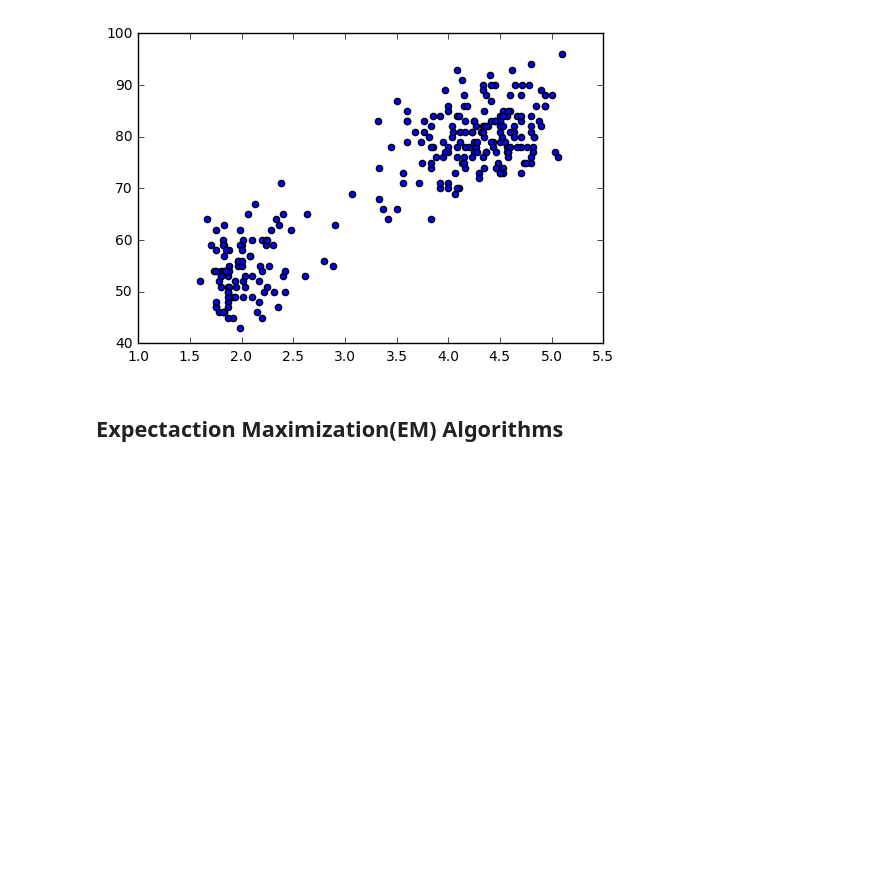
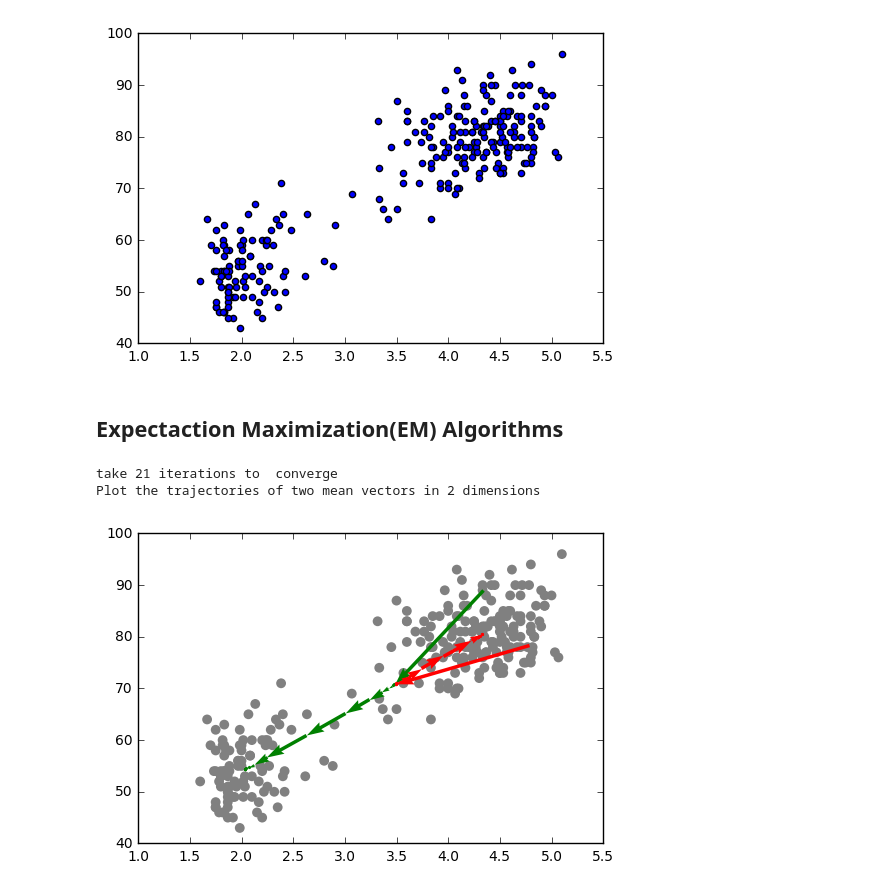
Before and after one commit to bluenight1994/Applied-Machine-Learning, a Jupyter notebook: EM/Old_Faithful.ipynb, the cells around one changed output. Drawn from its saved outputs; the diff is of its cells as text; code cells hidden in the pictures; blank space fills up the shorter version.

Commit message:
fix bug and plot converge steps

```diff
--- a/EM/Old_Faithful.ipynb
+++ b/EM/Old_Faithful.ipynb
@@ -14,11 +14,13 @@ plt.scatter(data[:,0], data[:,1])
 ## Expectaction Maximization(EM) Algorithms
 # %%
 class ExpectationMaximization:
+
     def __init__(self, data, k=2):
         # make initial guess about the parameters
         self.max_iteration = 100
         self.data = data
         self.k = k
+        self.mean_history = []
         m, n = self.data.shape
         self.mu = np.mat(np.zeros((k,n)))
         self.pi = [1.0/k]*k
@@ -30,11 +32,13 @@ class ExpectationMaximization:
         initial_cov = np.dot(data.T, data)
         self.cov = np.array([initial_cov] * k)
 
+
     def iterate(self):
         m, n = self.data.shape
         yi = np.zeros((m,self.k))
         cnt = 0
         for _ in range(self.max_iteration):
+            self.mean_history.append(np.copy(self.mu))
             cnt += 1
             prev_yi = np.copy(yi)
             # E-step
@@ -45,19 +49,40 @@ class ExpectationMaximization:
                 for j in range(self.k):
                     yi[i,j] = (self.pi[j] * multivariate_normal.pdf(data[i,:], mean=self.mu[j,:], cov=self.cov[j])) / denominator
             # M-step
+            if np.allclose(yi, prev_yi): break
             for j in range(self.k):
                 numerator = 0
                 denominator = 0
                 for i in range(m):
-                    numerator += (1-yi[i,j]) * data[i,:]
-                    denominator += 1-yi[i,j]
+                    numerator += yi[i,j] * data[i,:]
+                    denominator += yi[i,j]
                 self.mu[j] = numerator / denominator
                 numerator = 0
                 denominator = 0
                 for i in range(m):
-                    numerator += (1-yi[i,j]) * (data[i,:]-self.mu[j])**2
-                    denominator += 1-yi[i,j]
+                    numerator += yi[i,j] * (data[i,:]-self.mu[j])**2
+                    denominator += yi[i,j]
                 self.cov[j] = numerator / denominator
                 self.pi[j] = (np.sum(yi[:,j])) / m
-            print self.mu
         return cnt
+
+
+    def print_history(self):
+        plt.figure()
+        plt.scatter(data[:,0], data[:,1], s=[50]*len(data), linewidth=0, c='gray')
+        a = np.array([m[0,:] for m in self.mean_history])
+        b = np.array([m[1,:] for m in self.mean_history])
+        prev_x, prev_y = None, None
+        for k in a:
+            cur_x, cur_y = k[0],k[1]
+            if prev_x and prev_y:
+                plt.quiver(prev_x,prev_y,cur_x-prev_x,cur_y-prev_y,scale_units='xy', angles='xy', scale=1, color='g')
+            prev_x = cur_x
+            prev_y = cur_y
+        prev_x, prev_y = None, None
+        for k in b:
+            cur_x, cur_y = k[0],k[1]
+            if prev_x and prev_y:
+                plt.quiver(prev_x,prev_y,cur_x-prev_x,cur_y-prev_y,scale_units='xy', angles='xy', scale=1, color='r')
+            prev_x = cur_x
+            prev_y = cur_y
@@ -66,0 +89,10 @@ print em.iterate()
+# %%
+em = ExpectationMaximization(data)
+num = em.iterate()
+print "take " + str(num) + " iterations to  converge"
+print "Plot the trajectories of two mean vectors in 2 dimensions"
+em.print_history()
+# %% [output]
+take 21 iterations to  converge
+Plot the trajectories of two mean vectors in 2 dimensions
+[figure, added]
```
Also changed, not shown: parts of 3 cells of this notebook.
